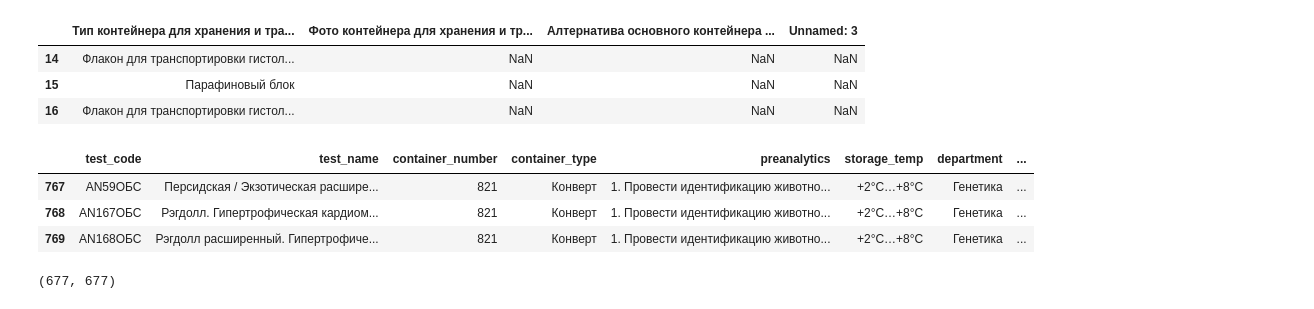
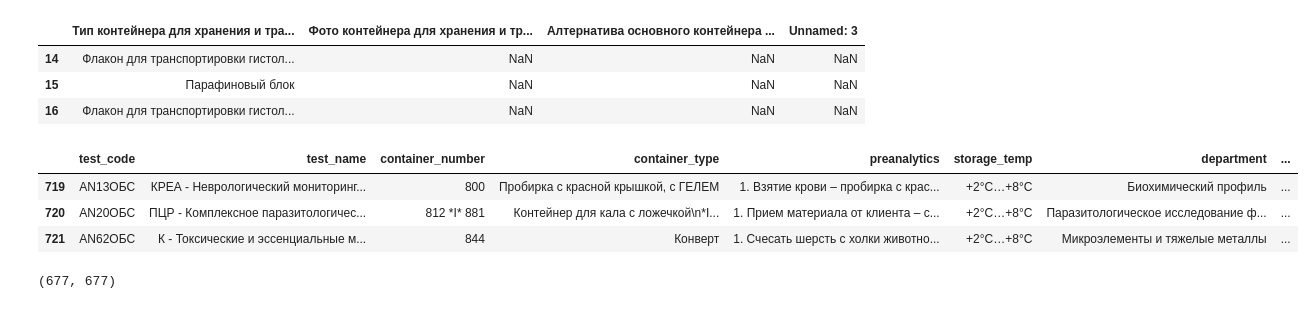
Before and after one commit to Ironiti/AI_X_VET_Assistant, a Jupyter notebook: notebooks/data_review.ipynb, the cells around one changed output. Saved outputs shown, nothing was run; the diff lists cells and outputs as text; code cells hidden in the pictures.

```diff
--- a/notebooks/data_review.ipynb
+++ b/notebooks/data_review.ipynb
@@ -58,13 +58,13 @@ df.tail(3)
 | 15 | Парафиновый блок | NaN | NaN | NaN |
 | 16 | Флакон для транспортировки гистол... | NaN | NaN | NaN |
 # %%
-df = pd.read_excel(processed_data_path / 'data.xlsx')
+df = pd.read_excel(processed_data_path / 'data_with_abbreviations.xlsx')
 df.tail(3)
 # %% [output]
 |  | test_code | test_name | container_number | container_type | preanalytics | storage_temp | department | ... |
-| 767 | AN59ОБС | Персидская / Экзотическая расшире... | 821 | Конверт | 1. Провести идентификацию животно... | +2°С…+8°С | Генетика | ... |
-| 768 | AN167ОБС | Рэгдолл. Гипертрофическая кардиом... | 821 | Конверт | 1. Провести идентификацию животно... | +2°С…+8°С | Генетика | ... |
-| 769 | AN168ОБС | Рэгдолл расширенный. Гипертрофиче... | 821 | Конверт | 1. Провести идентификацию животно... | +2°С…+8°С | Генетика | ... |
+| 719 | AN13ОБС | КРЕА - Неврологический мониторинг... | 800 | Пробирка с красной крышкой, с ГЕЛЕМ | 1. Взятие крови – пробирка с крас... | +2°С…+8°С | Биохимический профиль | ... |
+| 720 | AN20ОБС | ПЦР - Комплексное паразитологичес... | 812 *I* 881 | Контейнер для кала с ложечкой\n*I... | 1. Прием материала от клиента – с... | +2°С…+8°С | Паразитологическое исследование ф... | ... |
+| 721 | AN62ОБС | К - Токсические и эссенциальные м... | 844 | Конверт | 1. Счесать шерсть с холки животно... | +2°С…+8°С | Микроэлементы и тяжелые металлы | ... |
 # %%
 len(df['test_code']), len(df['test_code'].unique())
 # %% [output]
```
Also changed, not shown: parts of 2 cells of this notebook, 22 other files.
